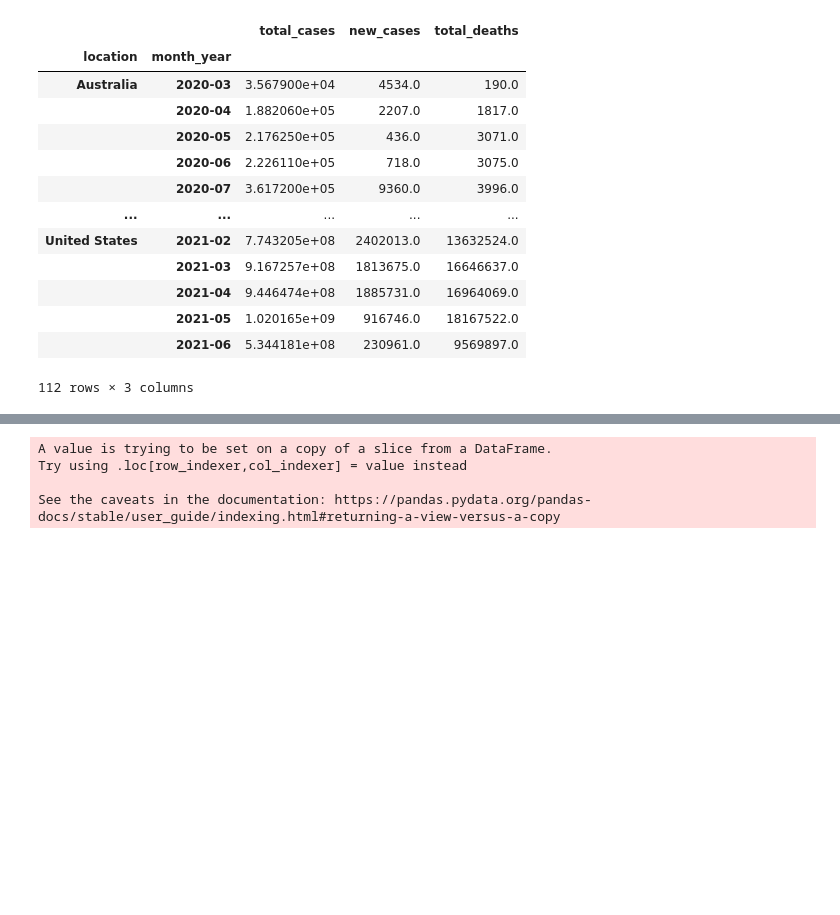
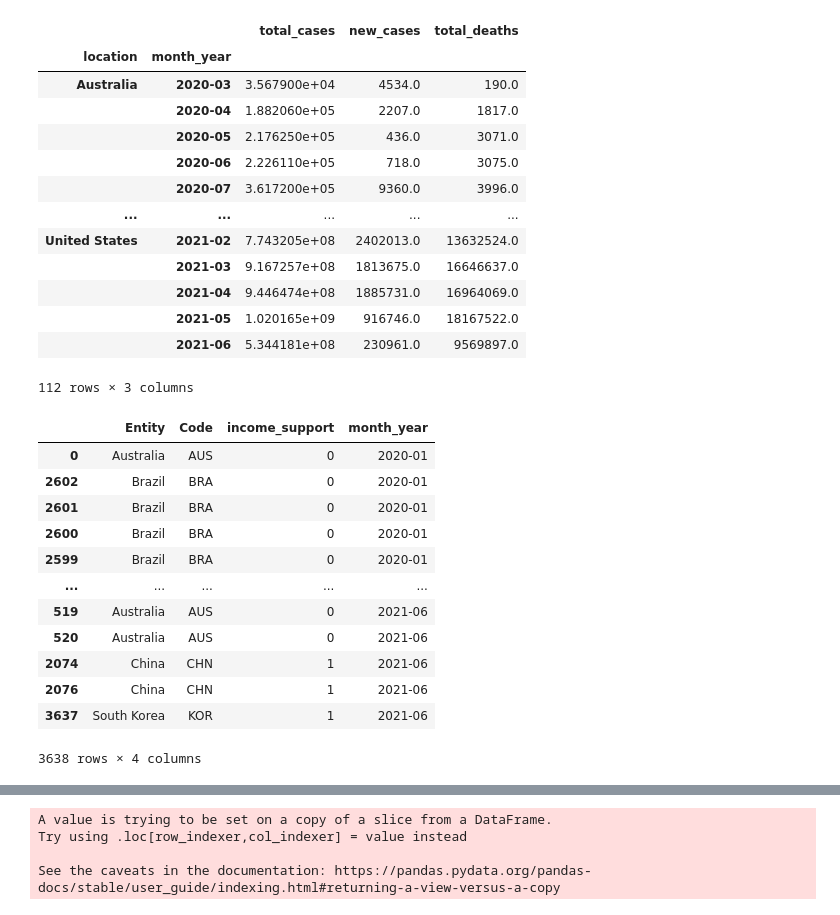
Before and after one commit to nithiyasuresh/Project-1-Covid-PolicyChangesAnalysis, a Jupyter notebook: project1.ipynb, the cells around one changed output, grey strips where cells are left out. Drawn from its saved outputs; the diff is of its cells as text; code cells hidden in the pictures; blank space fills up the shorter version.

```diff
--- a/project1.ipynb
+++ b/project1.ipynb
@@ -132,0 +154,35 @@ indexNames = country_df[ country_df['month_year'] == 30 ].index
+# %%
+# making dataframe for for income for the required countries
+au_inc = income_data[income_data.Entity == "Australia"]
+usa_inc = income_data[income_data.Entity == "United States"]
+ind_inc = income_data[income_data.Entity == "India"]
+chn_inc = income_data[income_data.Entity == "China"]
+uk_inc = income_data[income_data.Entity == "United Kingdom"]
+bz_inc = income_data[income_data.Entity == "Brazil"]
+kr_inc = income_data[income_data.Entity == "South Korea"]
+# au_inc
+# %%
+# making list of data frames and then contacting them
+frames_inc = [au_inc,usa_inc,ind_inc,chn_inc,uk_inc,bz_inc,kr_inc]
+country_inc = pd.concat(frames_inc)
+country_inc['month_year'] = pd.to_datetime(country_inc['Day']).dt.to_period('M')
+country_inc = country_inc.drop(columns=['Day'])
+country_inc.dropna(inplace=True)
+country_inc = country_inc.reset_index(drop=True)
+country_inc.sort_values(by=['month_year'])
+# country_inc
+# country_inc.groupby(["month_year"])["Entity"].nunique()
+# %% [output]
+|  | Entity | Code | income_support | month_year |
+| 0 | Australia | AUS | 0 | 2020-01 |
+| 2602 | Brazil | BRA | 0 | 2020-01 |
+| 2601 | Brazil | BRA | 0 | 2020-01 |
+| 2600 | Brazil | BRA | 0 | 2020-01 |
+| 2599 | Brazil | BRA | 0 | 2020-01 |
+| ... | ... | ... | ... | ... |
+| 519 | Australia | AUS | 0 | 2021-06 |
+| 520 | Australia | AUS | 0 | 2021-06 |
+| 2074 | China | CHN | 1 | 2021-06 |
+| 2076 | China | CHN | 1 | 2021-06 |
+| 3637 | South Korea | KOR | 1 | 2021-06 |
+3638 rows × 4 columns
```
Also changed, not shown: parts of 6 cells of this notebook.
